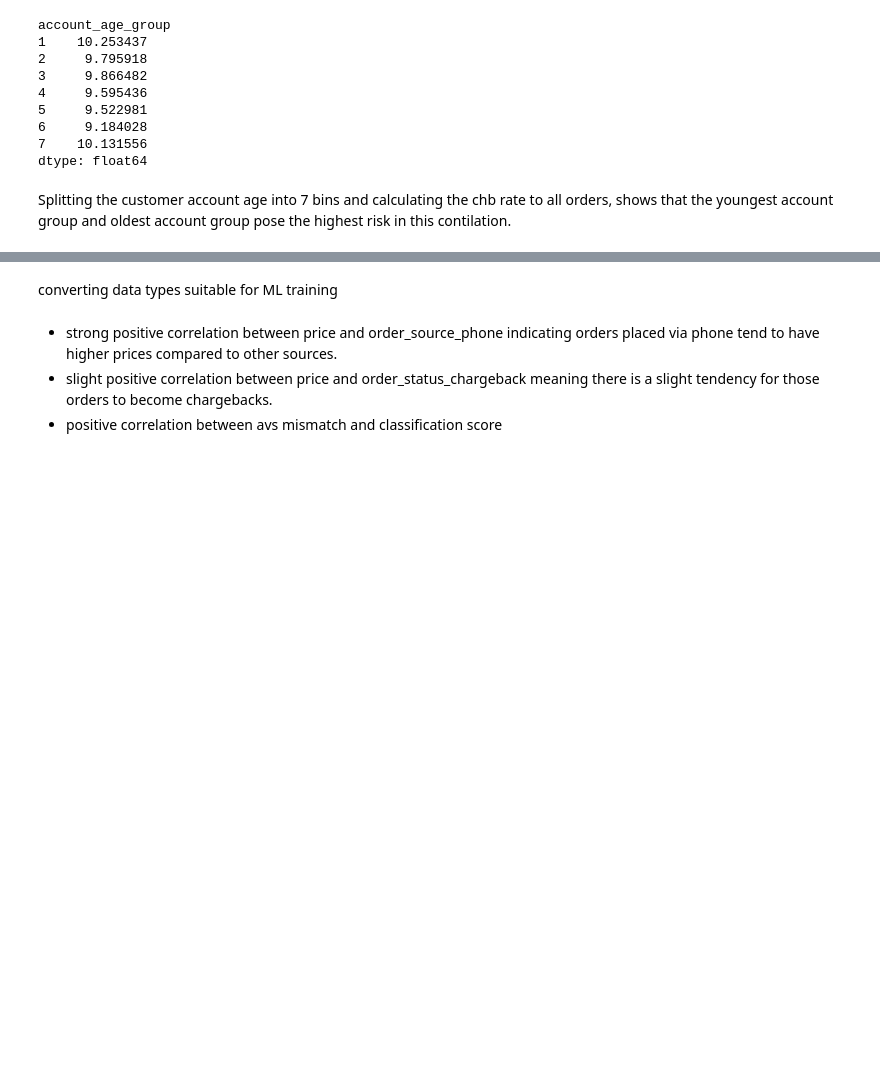
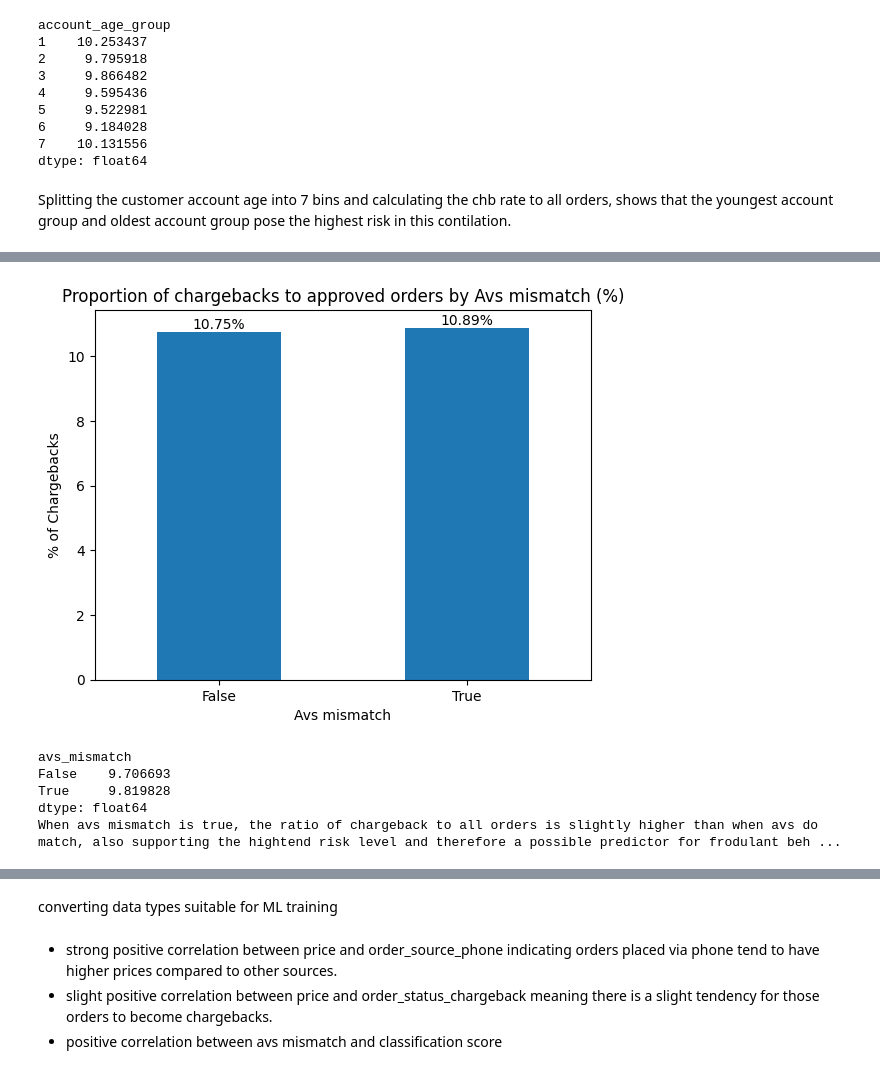
Before and after one commit to taliarosenkranz/TranSecure, a Jupyter notebook: Fraud_prediction.ipynb, the cells around one changed output, grey strips where cells are left out. Drawn from its saved outputs; the diff is of its cells as text; code cells hidden in the pictures; blank space fills up the shorter version.

Commit message:
chargeback ratio calculations added

```diff
--- a/Fraud_prediction.ipynb
+++ b/Fraud_prediction.ipynb
@@ -230,0 +211,4 @@ Index(['order_id', 'order_date', 'order_status', 'price', 'avs_mismatch',
+# %%
+#counting number of approvals and charbacls per segment
+mismatch_proportion = df.groupby("avs_mismatch")["order_status"].value_counts().unstack()
+mismatch_proportion
@@ -230,0 +222,5 @@ Index(['order_id', 'order_date', 'order_status', 'price', 'avs_mismatch',
+# %%
+#calculating chargeback to approval ratio
+mismatch_ratio= mismatch_proportion['chargeback'] / (mismatch_proportion['approved'])*100
+print(mismatch_ratio)
+print(f'\nThe proportion of chargebacks to approved orders is slightly higher when avs_mismatch is True at {round(mismatch_ratio[True],2)}% compared to when it is False at {round(mismatch_ratio[False],2)}%, meaning the risk level is increased.')
@@ -230,0 +234,26 @@ Index(['order_id', 'order_date', 'order_status', 'price', 'avs_mismatch',
+# %%
+#visualizing chargeback to approval ratio
+mismatch_ratio.plot(kind='bar')
+plt.title('Proportion of chargebacks to approved orders by Avs mismatch (%)')
+plt.xlabel('Avs mismatch')
+plt.ylabel('% of Chargebacks')
+plt.xticks(rotation=0)
+
+for i, mismatch_ratio in enumerate(mismatch_ratio):
+    plt.text(i, mismatch_ratio, f'{round(mismatch_ratio, 2)}%', ha='center', va='bottom')
+
+plt.show()
+# %% [output]
+[figure, added]
+# %%
+#calculating chargeback to all orders ratio
+mismatch_chargeback_to_all_ratio= mismatch_proportion['chargeback'] / ((mismatch_proportion['approved'])+ (mismatch_proportion['chargeback']))*100
+print(mismatch_chargeback_to_all_ratio)
+
+print("When avs mismatch is true, the ratio of chargeback to all orders is slightly higher than when avs do match, also supporting the hightend risk level and therefore a possible predictor for frodulant behaviour.  ")
+# %% [output]
+avs_mismatch
+False    9.706693
+True     9.819828
+dtype: float64
+When avs mismatch is true, the ratio of chargeback to all orders is slightly higher than when avs do match, also supporting the hightend risk level and therefore a possible predictor for frodulant beh ...
```
Also changed, not shown: parts of 26 cells of this notebook.
